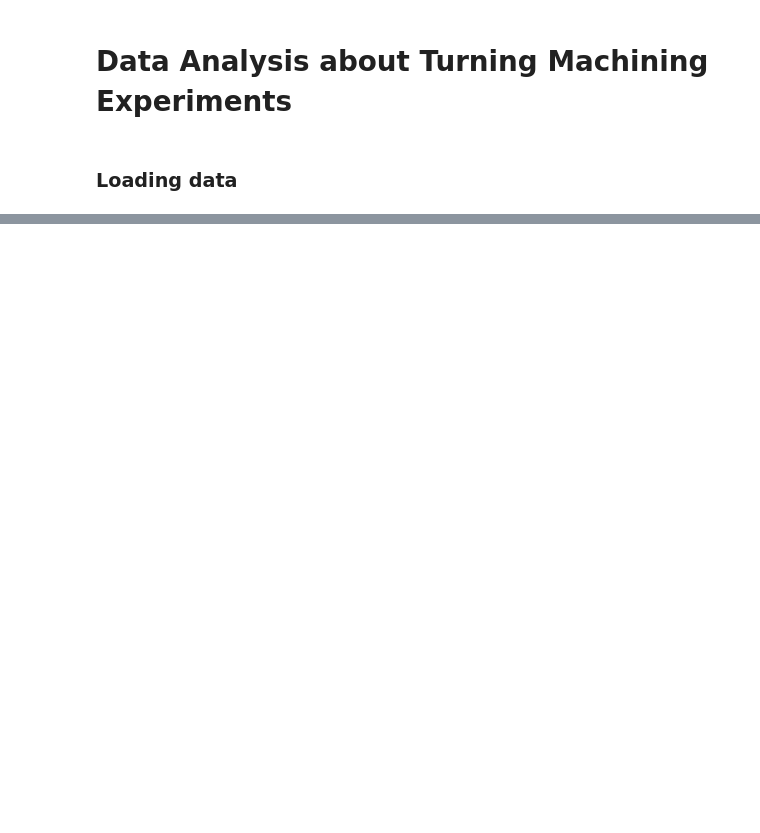
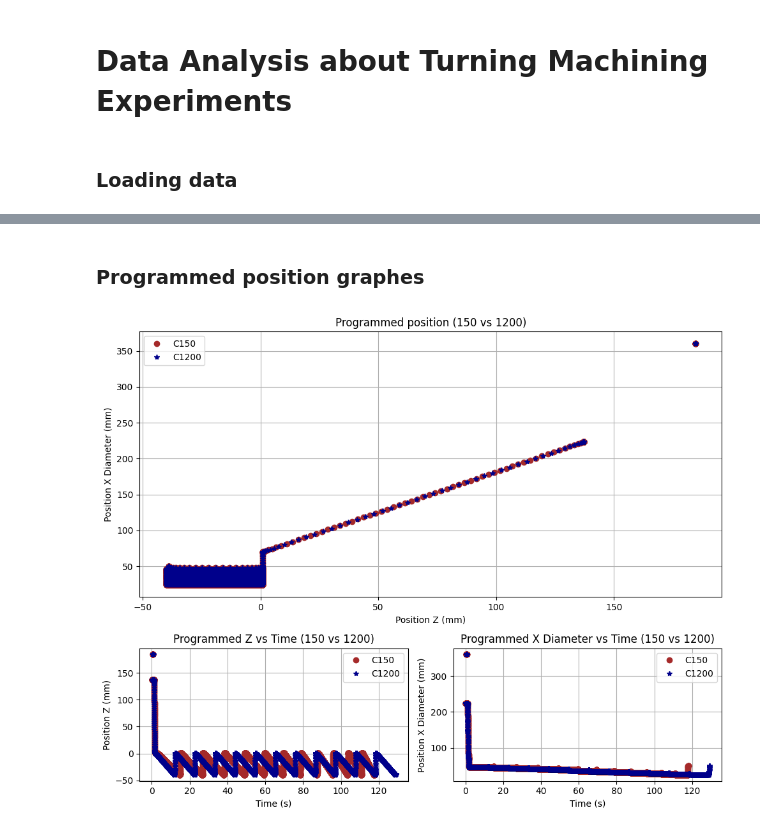
Before and after one commit to PaoloRos/MASSMa, a Jupyter notebook: turning_datas/chapter_2025-main/turn_data.ipynb, the cells around one changed output, grey strips where cells are left out. Saved outputs shown, nothing was run; the diff lists cells and outputs as text; code cells hidden in the pictures; blank space fills up the shorter version.

```diff
--- a/turning_datas/chapter_2025-main/turn_data.ipynb
+++ b/turning_datas/chapter_2025-main/turn_data.ipynb
@@ -47,0 +78,47 @@ for df in [dfC150, dfNC150, dfC1200, dfNC1200]:
+# %% [markdown]
+### Programmed position graphes
+# %%
+# Figura complessiva
+fig = plt.figure(figsize=(10, 8))
+gs = gridspec.GridSpec(2, 2, height_ratios=[2,1])  # griglia 2x2
+
+# --- Primo grafico: Z vs X ---
+ax1 = fig.add_subplot(gs[0, :])  # 1ª riga, entrambe le colonne
+ax1.plot(dfC150['prog_pos_z'], dfC150['prog_pos_x'],
+         label='C150', color='brown', marker='o', linestyle='none')
+ax1.plot(dfC1200['prog_pos_z'], dfC1200['prog_pos_x'],
+         label='C1200', color='darkblue', marker='*', linestyle='none')
+ax1.set_xlabel('Position Z (mm)')
+ax1.set_ylabel('Position X Diameter (mm)')
+ax1.set_title('Programmed position (150 vs 1200)')
+
+# --- Secondo grafico: Z vs Time ---
+ax2 = fig.add_subplot(gs[1, 0])  # 2ª riga, 1ª colonna
+ax2.plot(dfC150['time'], dfC150['prog_pos_z'],
+         label='C150', color='brown', marker='o', linestyle='none')
+ax2.plot(dfC1200['time'], dfC1200['prog_pos_z'],
+         label='C1200', color='darkblue', marker='*', linestyle='none')
+ax2.set_xlabel('Time (s)')
+ax2.set_ylabel('Position Z (mm)')
+ax2.set_title('Programmed Z vs Time (150 vs 1200)')
+
+# --- Terzo grafico: X vs Time ---
+ax3 = fig.add_subplot(gs[1, 1])  # 2ª riga, 2ª colonna
+ax3.plot(dfC150['time'], dfC150['prog_pos_x'],
+         label='C150', color='brown', marker='o', linestyle='none')
+ax3.plot(dfC1200['time'], dfC1200['prog_pos_x'],
+         label='C1200', color='darkblue', marker='*', linestyle='none')
+ax3.set_xlabel('Time (s)')
+ax3.set_ylabel('Position X Diameter (mm)')
+ax3.set_title('Programmed X Diameter vs Time (150 vs 1200)')
+
+# --- Impostazioni comuni a tutti i subplot ---
+for ax in [ax1, ax2, ax3]:
+    ax.grid(True)
+    ax.legend()
+
+# Ottimizza layout e mostra
+plt.tight_layout()
+plt.show()
+# %% [output]
+[figure, added]
```
Also changed, not shown: parts of 6 cells of this notebook.
